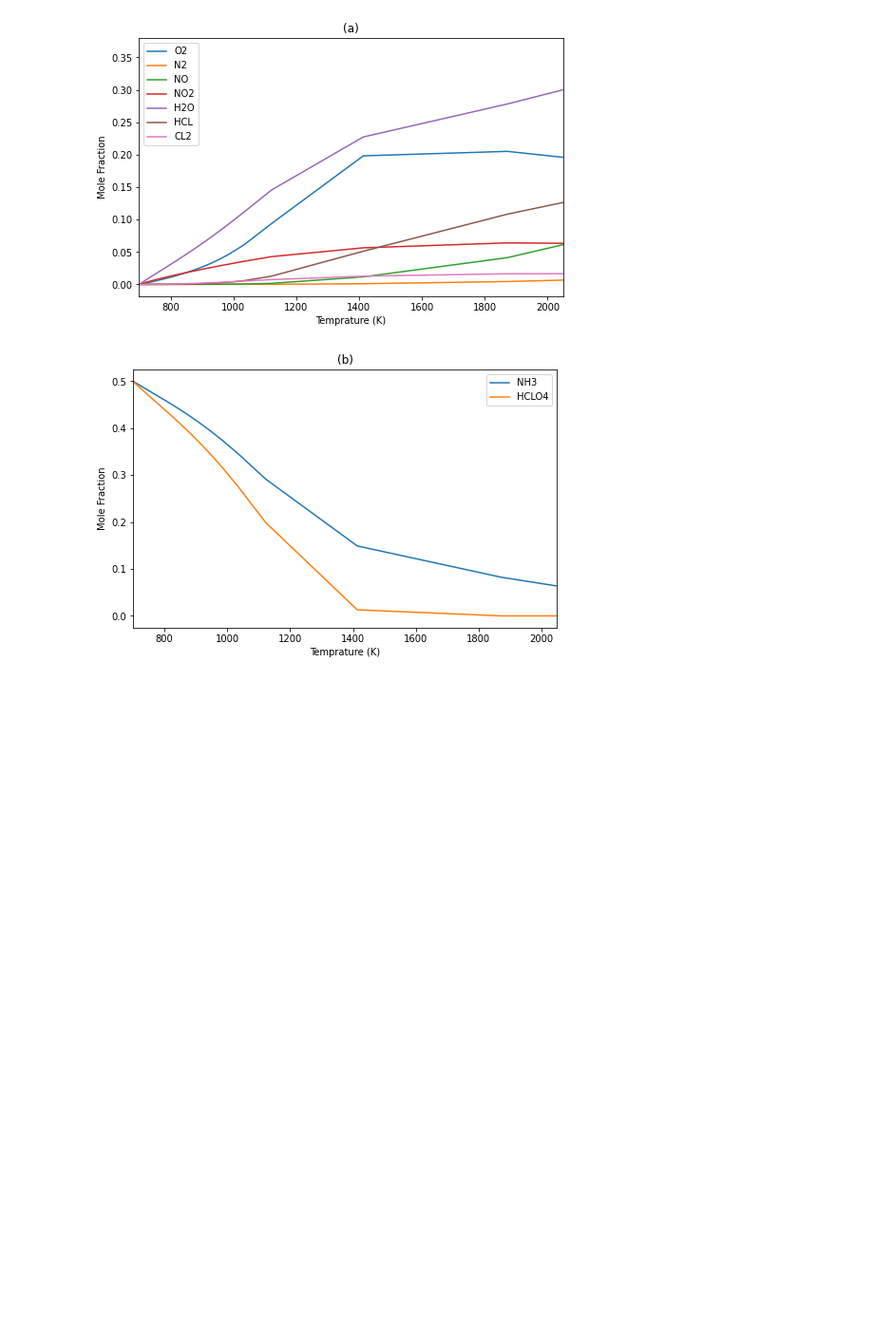
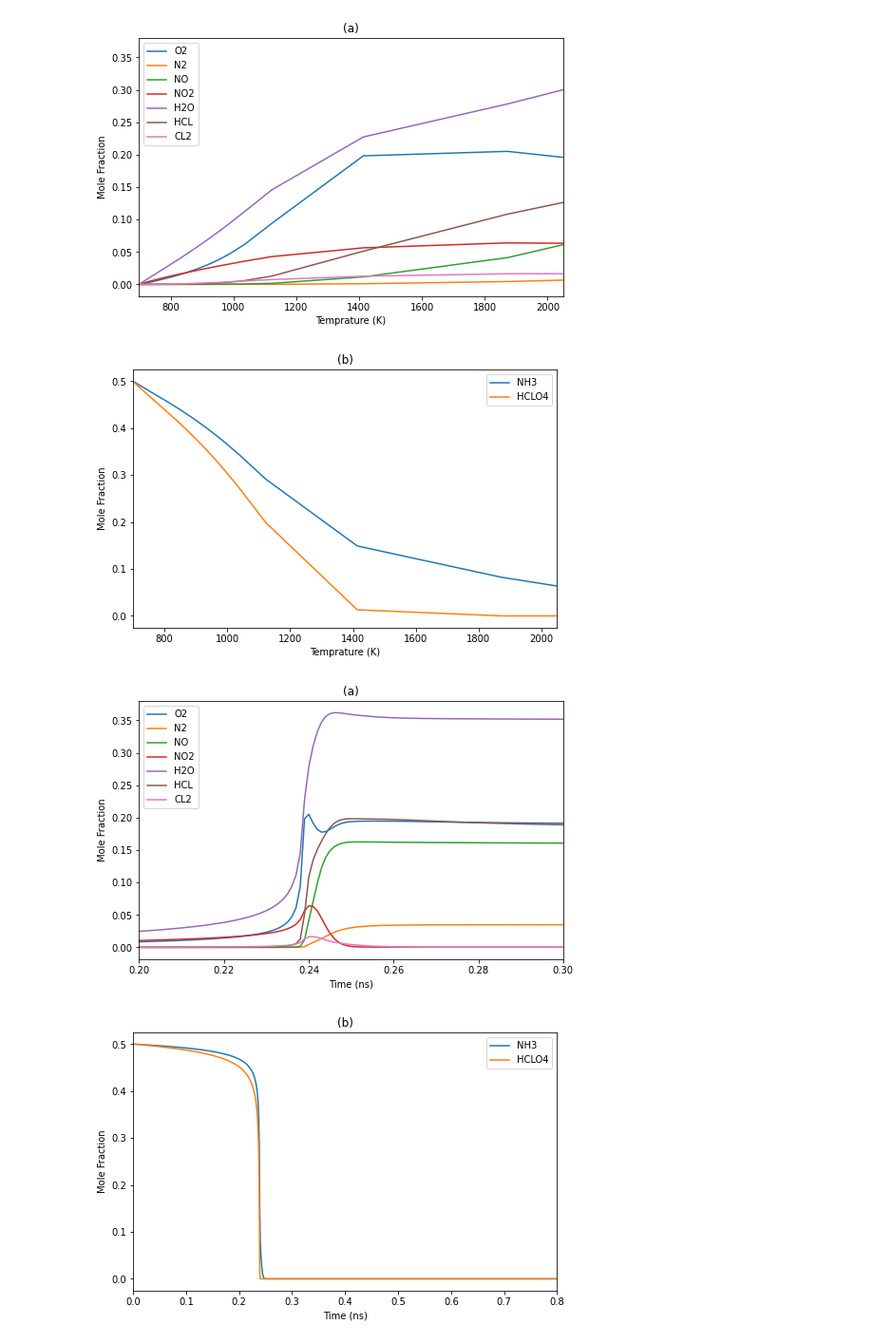
Before and after one commit to tahzeer/solid-rocket-model, a Jupyter notebook: code/model/multiple-step-model/test1.ipynb, the cells around one changed output. Shown at 95% size. Saved outputs shown, nothing was run; the diff lists cells and outputs as text; code cells hidden in the pictures; blank space fills up the shorter version.

```diff
--- a/code/model/multiple-step-model/test1.ipynb
+++ b/code/model/multiple-step-model/test1.ipynb
@@ -134,3 +134,31 @@ For species H2, discontinuity in s/R detected at Tmid = 2.01
   gas = ct.Solution('data/chem.yaml')
 [figure]
 [figure]
+# %%
+plt.figure(figsize=(8, 5))
+
+# Plot mole fractions of O2, NO, and NO2 vs. time
+for name in ['O2', 'N2', 'NO', 'NO2', 'H2O', 'HCL', 'CL2']:
+    plt.plot(time*1e3, X[name], label=name)
+    plt.title('(a)')
+    plt.xlabel('Time (ns)')
+    plt.ylabel('Mole Fraction')
+    plt.legend()
+    plt.xlim(0.2, 0.3)
+
+plt.show()
+plt.figure(figsize=(8, 5))
+
+for name in ['NH3', 'HCLO4']:
+    plt.plot(time*1e3, X[name], label=name)
+    plt.title('(b)')
+    plt.xlabel('Time (ns)')
+    plt.ylabel('Mole Fraction')
+    plt.legend()
+    plt.xlim(0, 0.8)
+
+plt.show()
+# Limit the x-axis (temperature) from 700 to 1200 K
+# %% [output]
+[figure, added]
+[figure, added]
```
Also changed, not shown: parts of 5 cells of this notebook, 9 other files.
